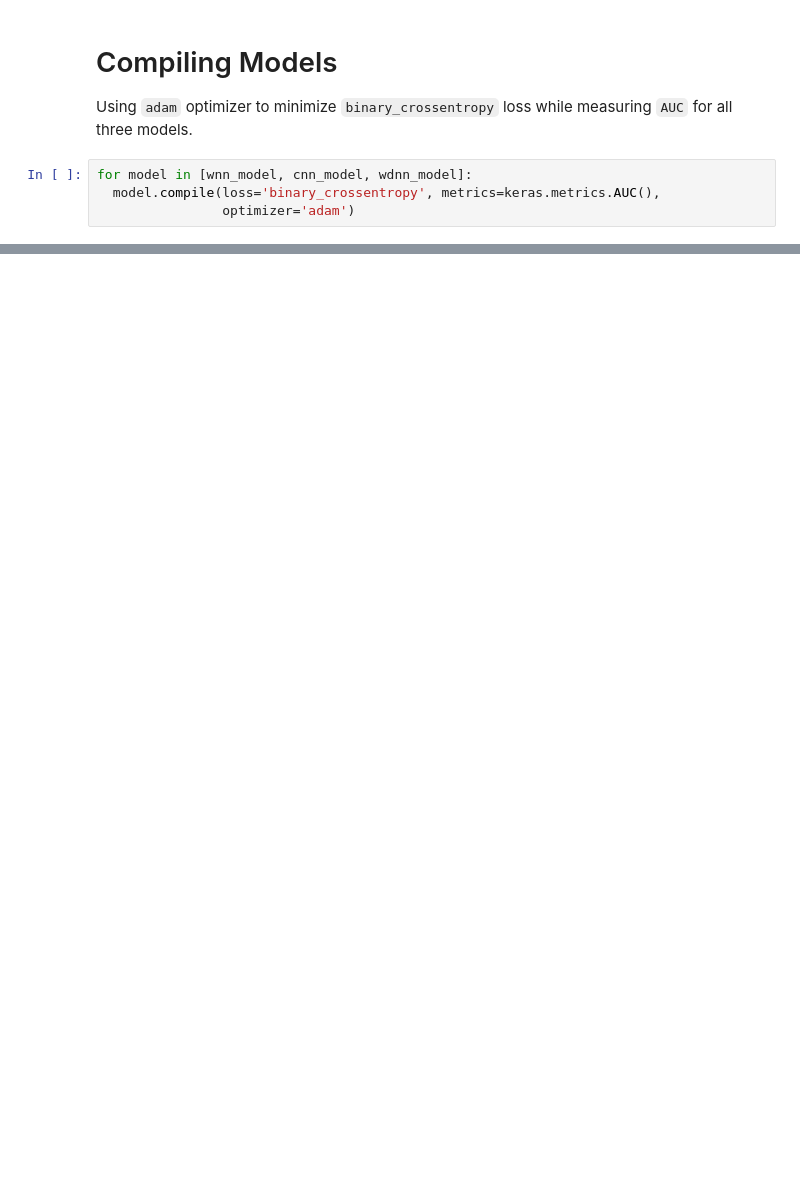
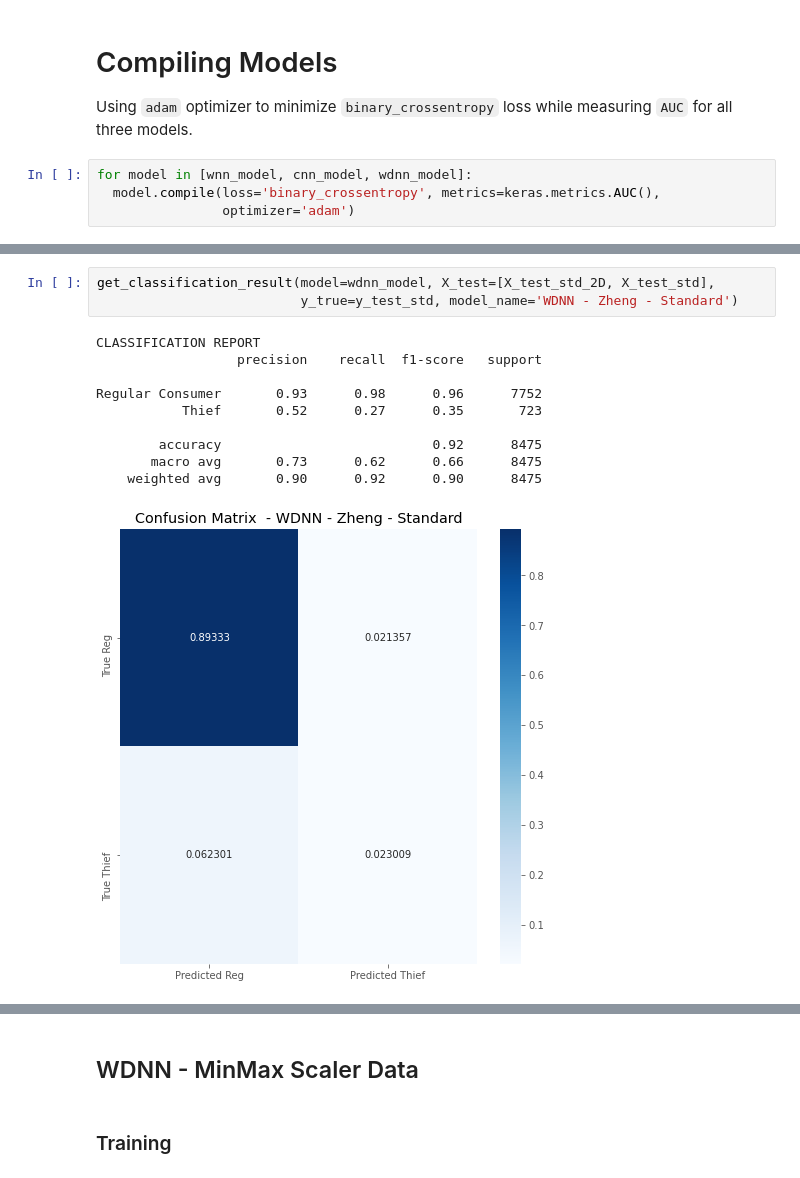
Before and after one commit to SMS-NED16/FYP-DL, a Jupyter notebook: fyp-assignments/08_WDNN_Model/00_WDNN_Zheng.ipynb, the cells around one changed output, grey strips where cells are left out. Cells and saved outputs as stored; diff of their text form; blank space fills up the shorter version.

```diff
--- a/fyp-assignments/08_WDNN_Model/00_WDNN_Zheng.ipynb
+++ b/fyp-assignments/08_WDNN_Model/00_WDNN_Zheng.ipynb
@@ -642,0 +741,14 @@ for model in [wnn_model, cnn_model, wdnn_model]:
+# %%
+get_classification_result(model=wdnn_model, X_test=[X_test_std_2D, X_test_std],
+                          y_true=y_test_std, model_name='WDNN - Zheng - Standard')
+# %% [output]
+CLASSIFICATION REPORT
+                  precision    recall  f1-score   support
+
+Regular Consumer       0.93      0.98      0.96      7752
+           Thief       0.52      0.27      0.35       723
+
+        accuracy                           0.92      8475
+       macro avg       0.73      0.62      0.66      8475
+    weighted avg       0.90      0.92      0.90      8475
+[figure, added]
@@ -642,0 +756,4 @@ for model in [wnn_model, cnn_model, wdnn_model]:
+# %% [markdown]
+## WDNN - MinMax Scaler Data
+# %% [markdown]
+### Training
```
Also changed, not shown: parts of 43 cells of this notebook.
